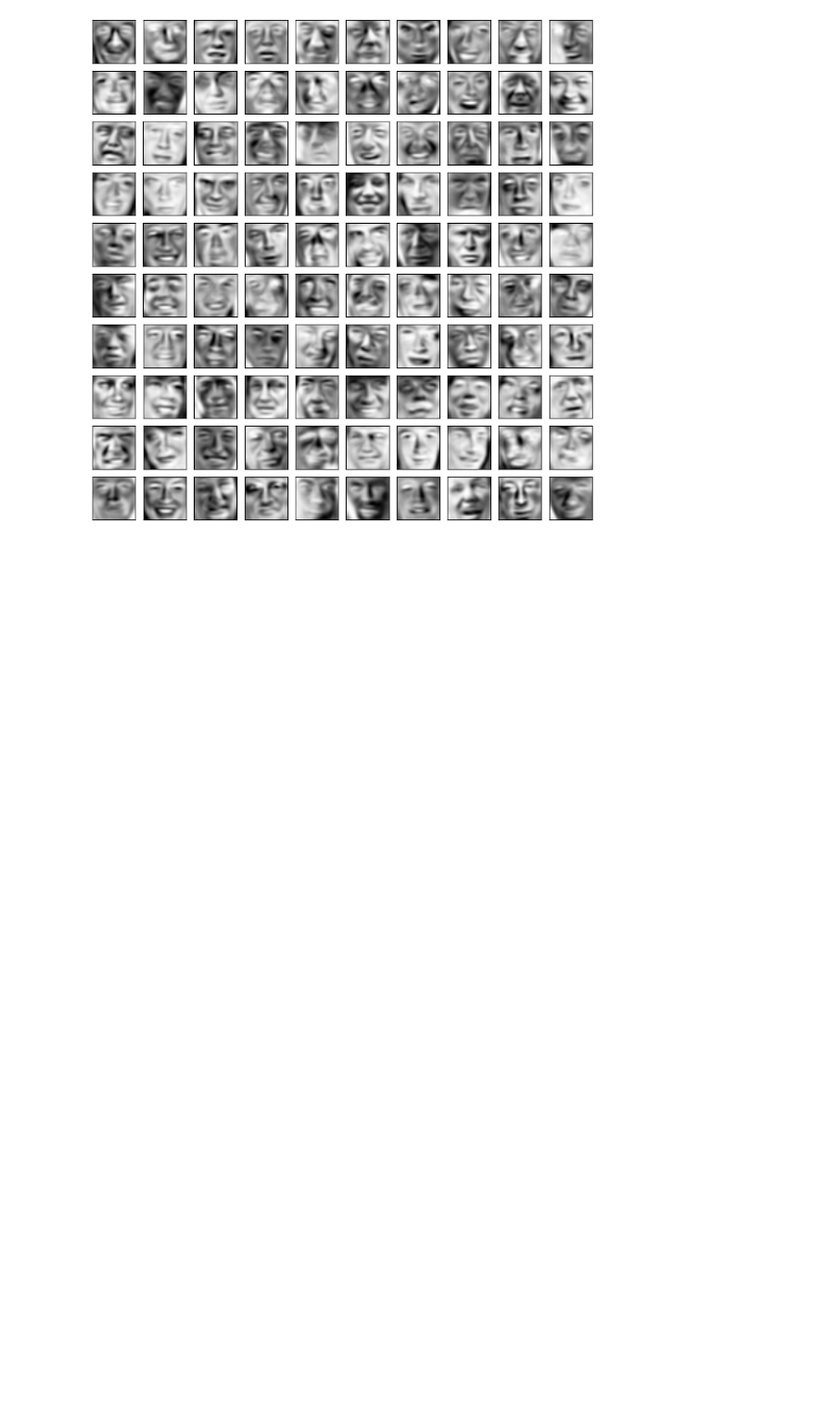
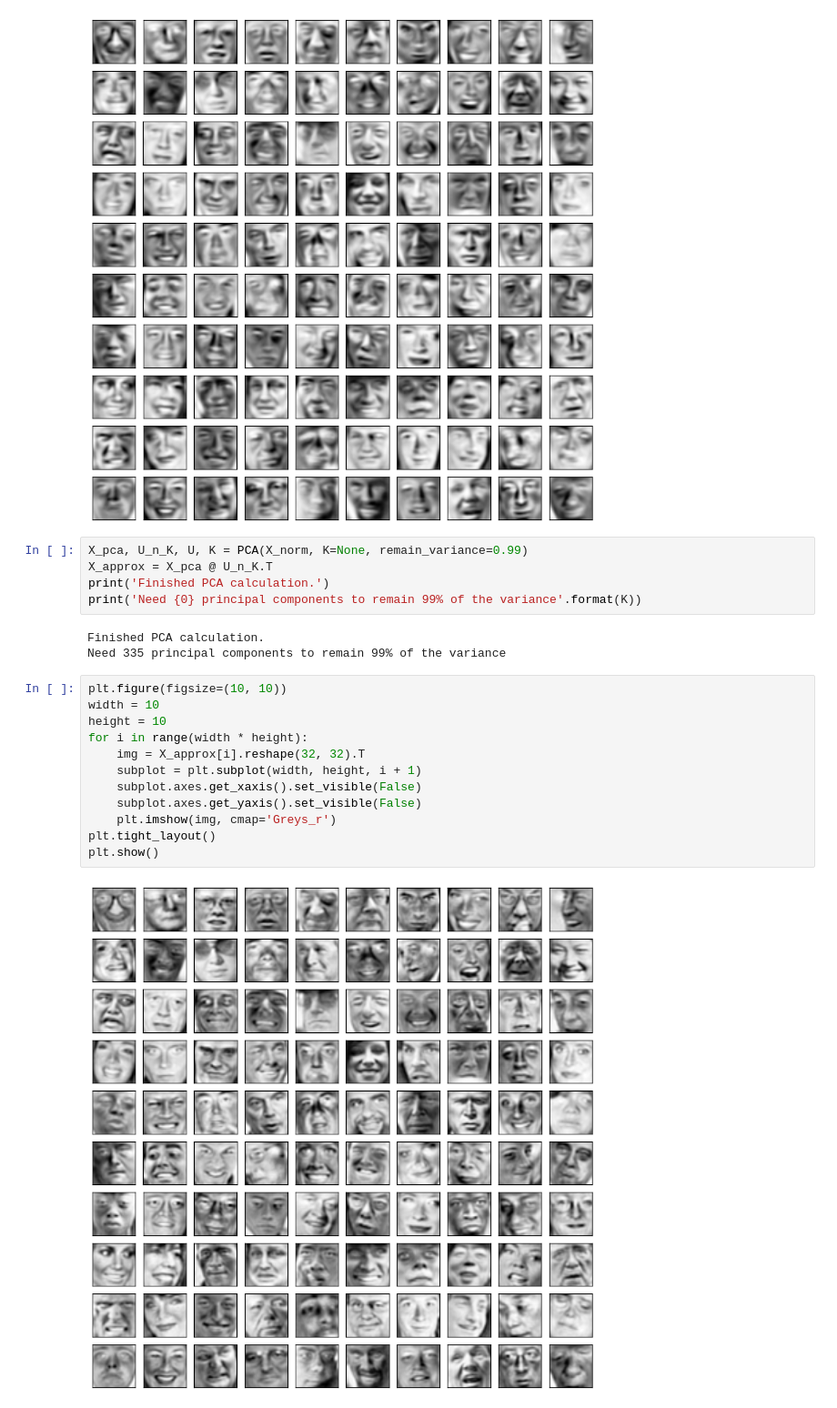
Before and after one commit to shuyangsun/k_means_clustering, a Jupyter notebook: principal_component_analysis.ipynb, the cells around one changed output. Shown at 91% size. Saved outputs shown, nothing was run; the diff lists cells and outputs as text; blank space fills up the shorter version.

```diff
--- a/principal_component_analysis.ipynb
+++ b/principal_component_analysis.ipynb
@@ -124,3 +124,25 @@ plt.tight_layout()
 plt.show()
 # %% [output]
 [figure]
+# %%
+X_pca, U_n_K, U, K = PCA(X_norm, K=None, remain_variance=0.99)
+X_approx = X_pca @ U_n_K.T
+print('Finished PCA calculation.')
+print('Need {0} principal components to remain 99% of the variance'.format(K))
+# %% [output]
+Finished PCA calculation.
+Need 335 principal components to remain 99% of the variance
+# %%
+plt.figure(figsize=(10, 10))
+width = 10
+height = 10
+for i in range(width * height):
+    img = X_approx[i].reshape(32, 32).T
+    subplot = plt.subplot(width, height, i + 1)
+    subplot.axes.get_xaxis().set_visible(False)
+    subplot.axes.get_yaxis().set_visible(False)
+    plt.imshow(img, cmap='Greys_r')
+plt.tight_layout()
+plt.show()
+# %% [output]
+[figure, added]
```
